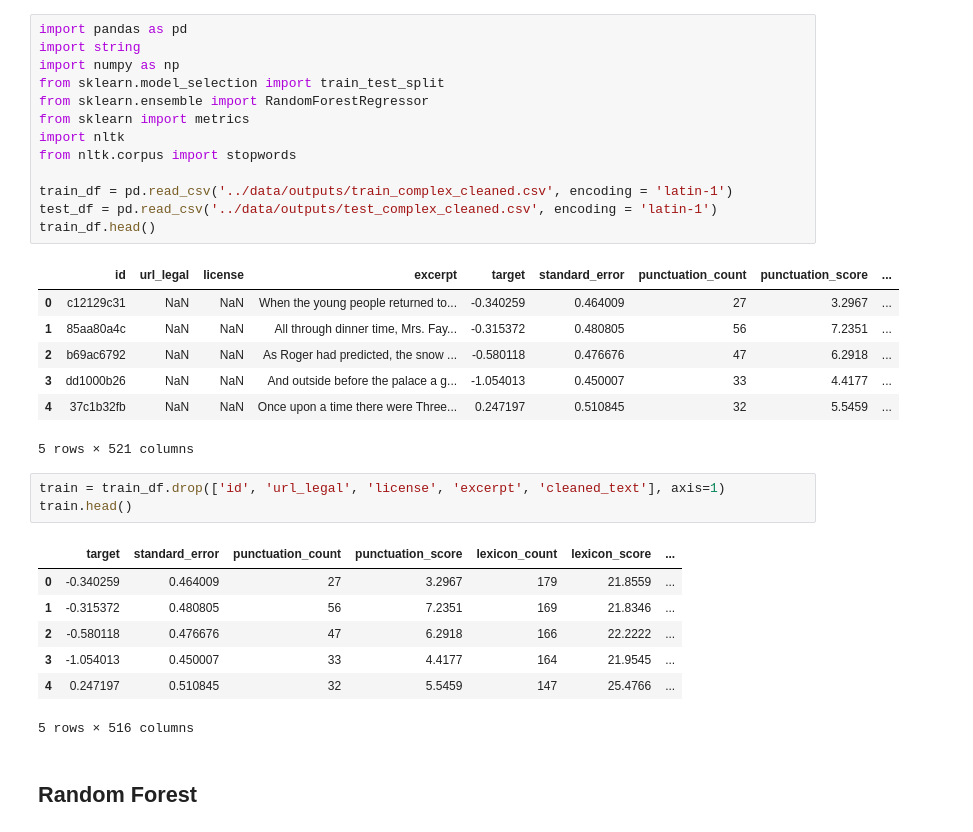
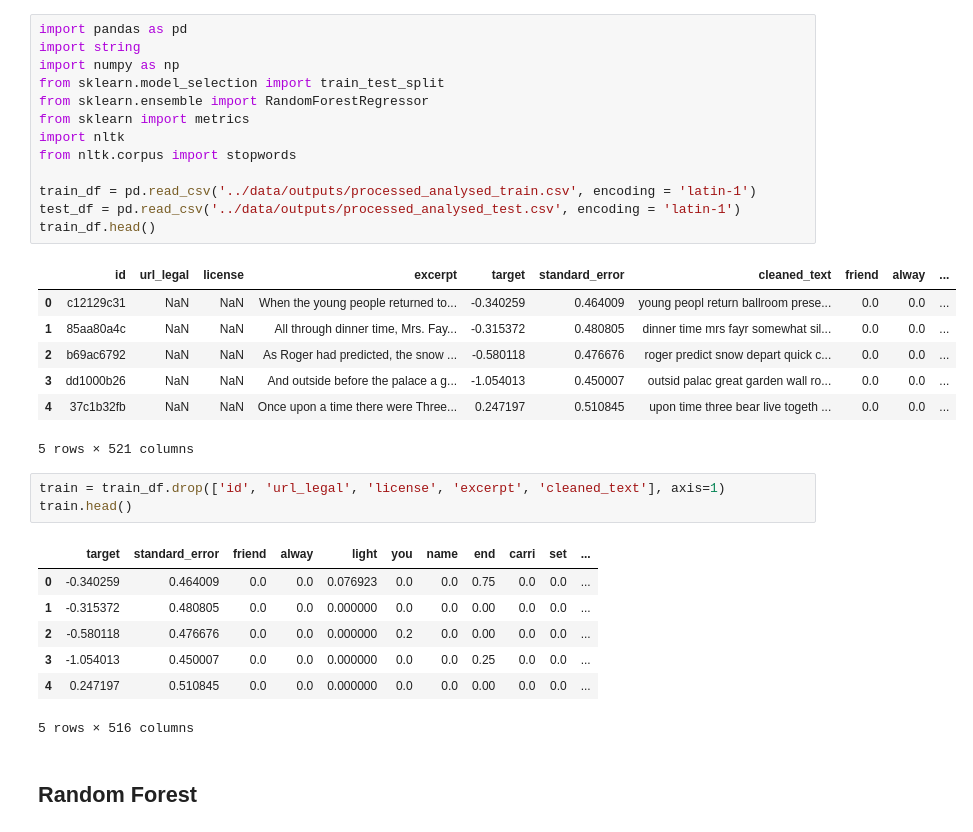
Before and after one commit to ana-borges/CommonLit-Readability, a Jupyter notebook: notebooks/randomForest_GLM.ipynb, the cells around one changed output. Saved outputs shown, nothing was run; the diff lists cells and outputs as text.

```diff
--- a/notebooks/randomForest_GLM.ipynb
+++ b/notebooks/randomForest_GLM.ipynb
@@ -14,34 +7,34 @@
 # %%
 import pandas as pd
 import string
 import numpy as np
 from sklearn.model_selection import train_test_split
 from sklearn.ensemble import RandomForestRegressor
 from sklearn import metrics
 import nltk
 from nltk.corpus import stopwords
 
-train_df = pd.read_csv('../data/outputs/train_complex_cleaned.csv', encoding = 'latin-1')
-test_df = pd.read_csv('../data/outputs/test_complex_cleaned.csv', encoding = 'latin-1')
+train_df = pd.read_csv('../data/outputs/processed_analysed_train.csv', encoding = 'latin-1')
+test_df = pd.read_csv('../data/outputs/processed_analysed_test.csv', encoding = 'latin-1')
 train_df.head()
 # %% [output]
-|  | id | url_legal | license | excerpt | target | standard_error | punctuation_count | punctuation_score | ... |
-| 0 | c12129c31 | NaN | NaN | When the young people returned to... | -0.340259 | 0.464009 | 27 | 3.2967 | ... |
-| 1 | 85aa80a4c | NaN | NaN | All through dinner time, Mrs. Fay... | -0.315372 | 0.480805 | 56 | 7.2351 | ... |
-| 2 | b69ac6792 | NaN | NaN | As Roger had predicted, the snow ... | -0.580118 | 0.476676 | 47 | 6.2918 | ... |
-| 3 | dd1000b26 | NaN | NaN | And outside before the palace a g... | -1.054013 | 0.450007 | 33 | 4.4177 | ... |
-| 4 | 37c1b32fb | NaN | NaN | Once upon a time there were Three... | 0.247197 | 0.510845 | 32 | 5.5459 | ... |
+|  | id | url_legal | license | excerpt | target | standard_error | cleaned_text | friend | alway | ... |
+| 0 | c12129c31 | NaN | NaN | When the young people returned to... | -0.340259 | 0.464009 | young peopl return ballroom prese... | 0.0 | 0.0 | ... |
+| 1 | 85aa80a4c | NaN | NaN | All through dinner time, Mrs. Fay... | -0.315372 | 0.480805 | dinner time mrs fayr somewhat sil... | 0.0 | 0.0 | ... |
+| 2 | b69ac6792 | NaN | NaN | As Roger had predicted, the snow ... | -0.580118 | 0.476676 | roger predict snow depart quick c... | 0.0 | 0.0 | ... |
+| 3 | dd1000b26 | NaN | NaN | And outside before the palace a g... | -1.054013 | 0.450007 | outsid palac great garden wall ro... | 0.0 | 0.0 | ... |
+| 4 | 37c1b32fb | NaN | NaN | Once upon a time there were Three... | 0.247197 | 0.510845 | upon time three bear live togeth ... | 0.0 | 0.0 | ... |
 5 rows × 521 columns
 # %%
 train = train_df.drop(['id', 'url_legal', 'license', 'excerpt', 'cleaned_text'], axis=1)
 train.head()
 # %% [output]
-|  | target | standard_error | punctuation_count | punctuation_score | lexicon_count | lexicon_score | ... |
-| 0 | -0.340259 | 0.464009 | 27 | 3.2967 | 179 | 21.8559 | ... |
-| 1 | -0.315372 | 0.480805 | 56 | 7.2351 | 169 | 21.8346 | ... |
-| 2 | -0.580118 | 0.476676 | 47 | 6.2918 | 166 | 22.2222 | ... |
-| 3 | -1.054013 | 0.450007 | 33 | 4.4177 | 164 | 21.9545 | ... |
-| 4 | 0.247197 | 0.510845 | 32 | 5.5459 | 147 | 25.4766 | ... |
+|  | target | standard_error | friend | alway | light | you | name | end | carri | set | ... |
+| 0 | -0.340259 | 0.464009 | 0.0 | 0.0 | 0.076923 | 0.0 | 0.0 | 0.75 | 0.0 | 0.0 | ... |
+| 1 | -0.315372 | 0.480805 | 0.0 | 0.0 | 0.000000 | 0.0 | 0.0 | 0.00 | 0.0 | 0.0 | ... |
+| 2 | -0.580118 | 0.476676 | 0.0 | 0.0 | 0.000000 | 0.2 | 0.0 | 0.00 | 0.0 | 0.0 | ... |
+| 3 | -1.054013 | 0.450007 | 0.0 | 0.0 | 0.000000 | 0.0 | 0.0 | 0.25 | 0.0 | 0.0 | ... |
+| 4 | 0.247197 | 0.510845 | 0.0 | 0.0 | 0.000000 | 0.0 | 0.0 | 0.00 | 0.0 | 0.0 | ... |
 5 rows × 516 columns
 # %% [markdown]
 ## Random Forest
```
Also changed, not shown: parts of 5 cells of this notebook, 2 other files.
